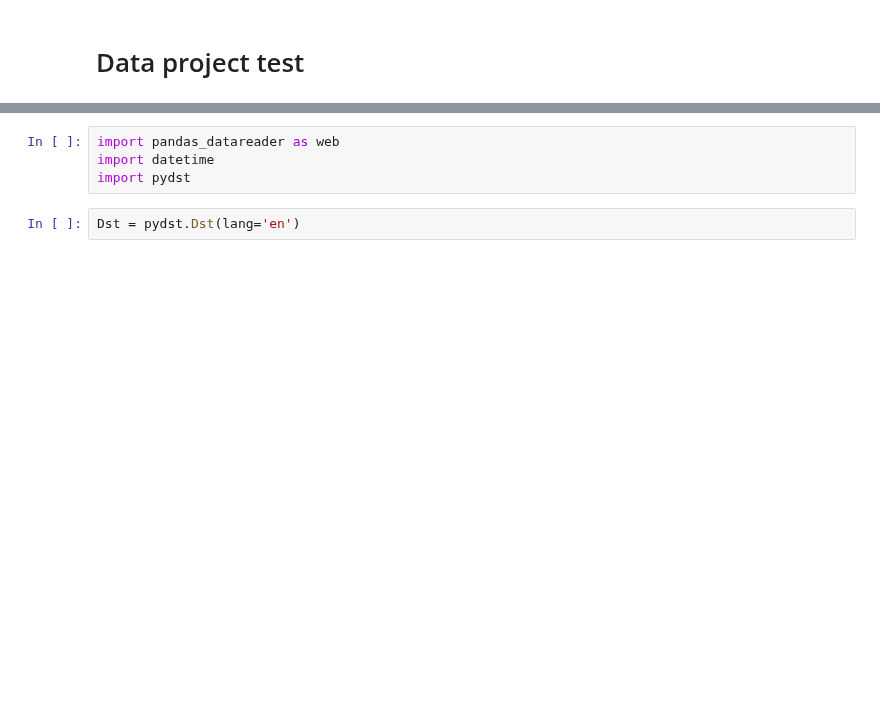
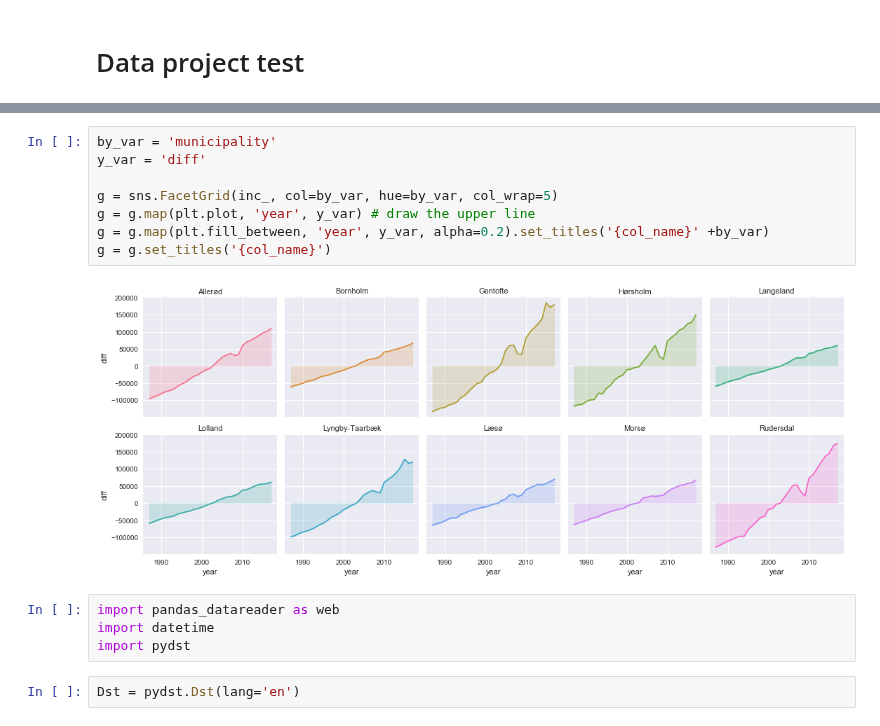
Before and after one commit to NumEconCopenhagen/projects-2020-jop, a Jupyter notebook: dataproject/dataproject.ipynb, the cells around one changed output, grey strips where cells are left out. Cells and saved outputs as stored; diff of their text form; blank space fills up the shorter version.

```diff
--- a/dataproject/dataproject.ipynb
+++ b/dataproject/dataproject.ipynb
@@ -46,3 +88,13 @@ widgets.interact(plot_e,
+# %%
+by_var = 'municipality'
+y_var = 'diff'
+
+g = sns.FacetGrid(inc_, col=by_var, hue=by_var, col_wrap=5)
+g = g.map(plt.plot, 'year', y_var) # draw the upper line
+g = g.map(plt.fill_between, 'year', y_var, alpha=0.2).set_titles('{col_name}' +by_var)
+g = g.set_titles('{col_name}')
+# %% [output]
+[figure, added]
 # %%
 import pandas_datareader as web
 import datetime
```
Also changed, not shown: parts of 5 cells of this notebook.
